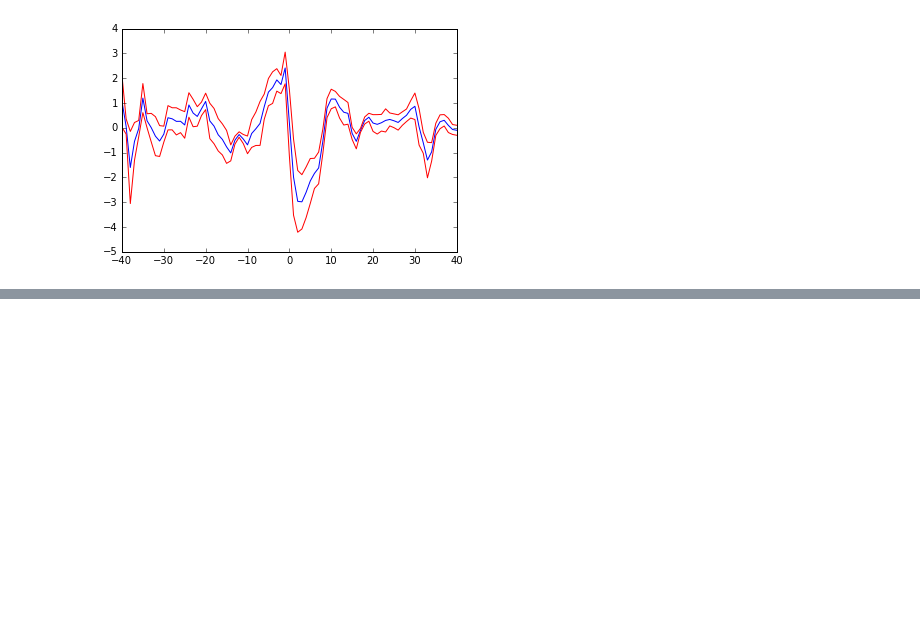
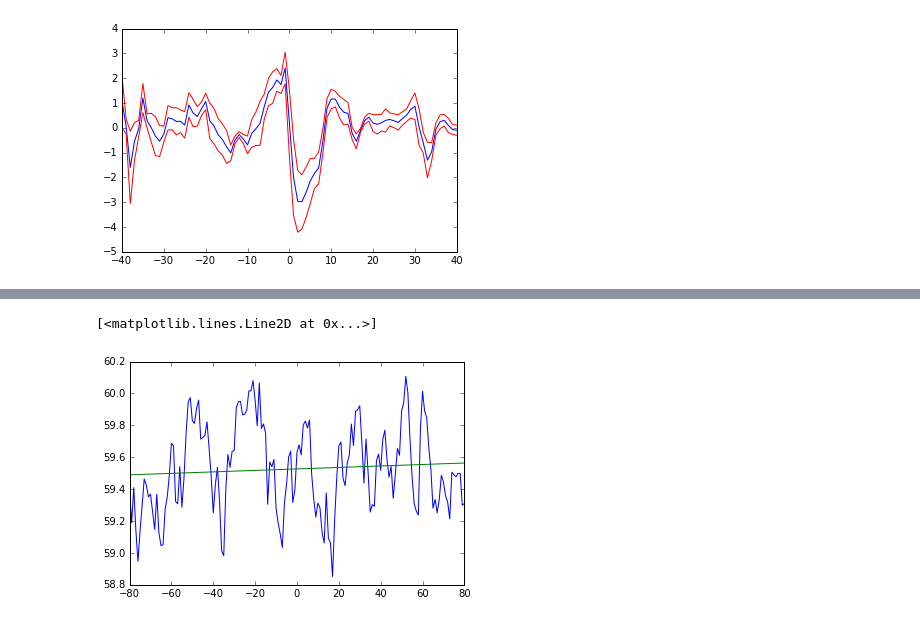
Before and after one commit to benlaken/Composite_methods_LC13, a Jupyter notebook: Composite_method_examples.ipynb, the cells around one changed output, grey strips where cells are left out. Cells and saved outputs as stored; diff of their text form; code cells hidden in the pictures; blank space fills up the shorter version.

```diff
--- a/Composite_method_examples.ipynb
+++ b/Composite_method_examples.ipynb
@@ -347,0 +436,10 @@ for day in sorted(fig4a_rnd):
+# %%
+a, b, r, p, stderr = linregress(x,y)
+yfit = [xval * a + b for xval in x]
+linear_anom = y - yfit
+# %%
+plt.plot(x,y)
+plt.plot(x,yfit)
+# %% [output]
+[<matplotlib.lines.Line2D at 0x...>]
+[figure, added]
```
Also changed, not shown: parts of 33 cells of this notebook.
